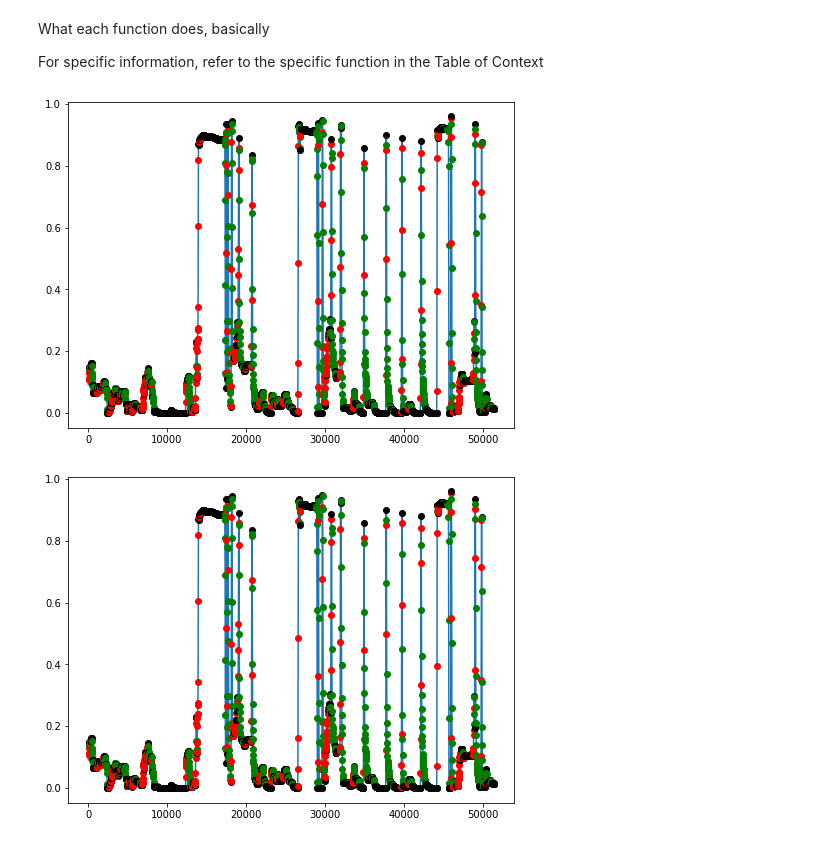
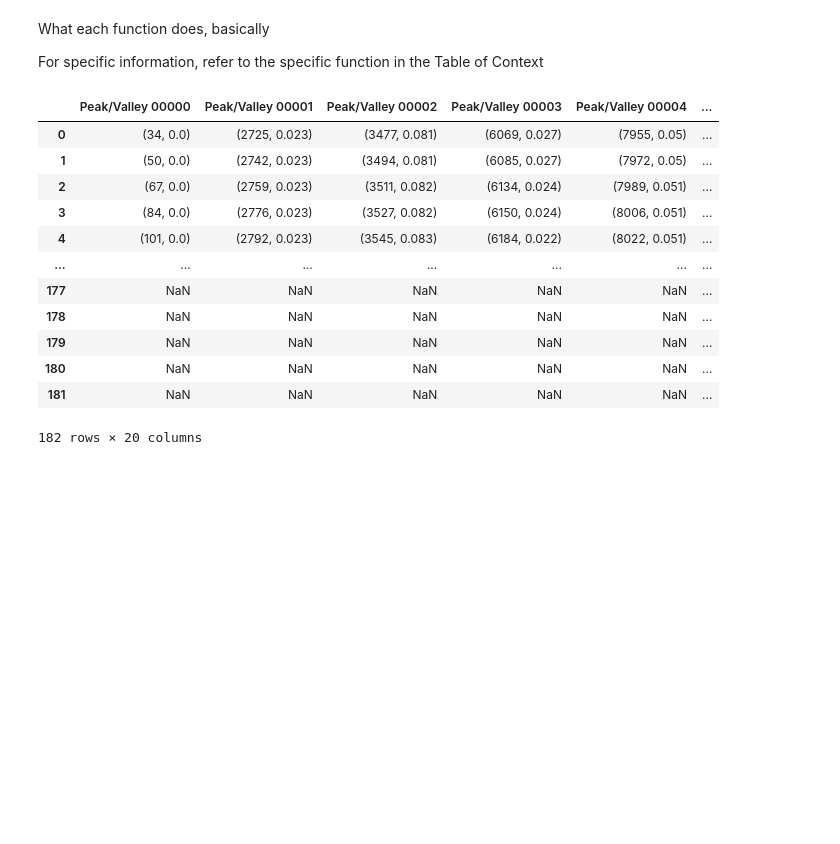
Before and after one commit to DhaneshTikoo/FacialDataProject, a Jupyter notebook: FacialDataProject.ipynb, the cells around one changed output. Cells and saved outputs as stored; diff of their text form; code cells hidden in the pictures; blank space fills up the shorter version.

```diff
--- a/FacialDataProject.ipynb
+++ b/FacialDataProject.ipynb
@@ -967,28 +981,3 @@ def peaksAndValleysGraph(dataTitle, df, fig = None, ax = None):
-# %%
-def peaksAndValleysDF(dataTitle, df):
-  """
-  creates a list of all points in the given dataframe where each point is equal to the points adjacent to it
-  dataTitle: string
-    the name of a column in the dataframe
-  df: dataframe
-    the dataframe to draw from
-
-  returns:
-    a list of points, where each point is equal to the points adjacent to it
-  """
-  pav = []
-  # for each point in the given column
-  for n in range(1, len(df[dataTitle])-1):
-    # if this point is increaseing, do nothing
-    if df[dataTitle][n-1] < df[dataTitle][n] and df[dataTitle][n] < df[dataTitle][n+1]:
-      pass
-    # if this point is decreasing, do nothing
-    elif df[dataTitle][n-1] > df[dataTitle][n] and df[dataTitle][n] > df[dataTitle][n+1]:
-      pass
-    # if this graph is neither increasing nor decreasing (it is a peak or valley), append it to pav
-    else:
-      pav.append((df[Milliseconds][n], df[dataTitle][n]))
-  return pav
 # %% [markdown]
 ##Count Blinks & Blinks per Second (FINAL)
 # %%
@@ -1193,9 +1182,3 @@ For specific information, refer to the specific function in the Table of Context
 # commented functions
 # "if you want to run a specific function, uncomment the line of the function you want to run,
 # and specify the inputs of the function"
-# %%
-fig, ax = peaksAndValleysGraph("eyeBlink_L", dfs[0])
-display(fig)
-# %% [output]
-[figure, removed]
-[figure, removed]
@@ -1231,0 +1185,18 @@ display(fig)
+# %%
+pav = peaksAndValleysDF("browDown_L", dfs[1])
+pavFrame = createPavFrame("browDown_L", pav, dfs[1])
+display(pavFrame)
+# %% [output]
+|  | Peak/Valley 00000 | Peak/Valley 00001 | Peak/Valley 00002 | Peak/Valley 00003 | Peak/Valley 00004 | ... |
+| 0 | (34, 0.0) | (2725, 0.023) | (3477, 0.081) | (6069, 0.027) | (7955, 0.05) | ... |
+| 1 | (50, 0.0) | (2742, 0.023) | (3494, 0.081) | (6085, 0.027) | (7972, 0.05) | ... |
+| 2 | (67, 0.0) | (2759, 0.023) | (3511, 0.082) | (6134, 0.024) | (7989, 0.051) | ... |
+| 3 | (84, 0.0) | (2776, 0.023) | (3527, 0.082) | (6150, 0.024) | (8006, 0.051) | ... |
+| 4 | (101, 0.0) | (2792, 0.023) | (3545, 0.083) | (6184, 0.022) | (8022, 0.051) | ... |
+| ... | ... | ... | ... | ... | ... | ... |
+| 177 | NaN | NaN | NaN | NaN | NaN | ... |
+| 178 | NaN | NaN | NaN | NaN | NaN | ... |
+| 179 | NaN | NaN | NaN | NaN | NaN | ... |
+| 180 | NaN | NaN | NaN | NaN | NaN | ... |
+| 181 | NaN | NaN | NaN | NaN | NaN | ... |
+182 rows × 20 columns
```
Also changed, not shown: parts of 24 cells of this notebook.
